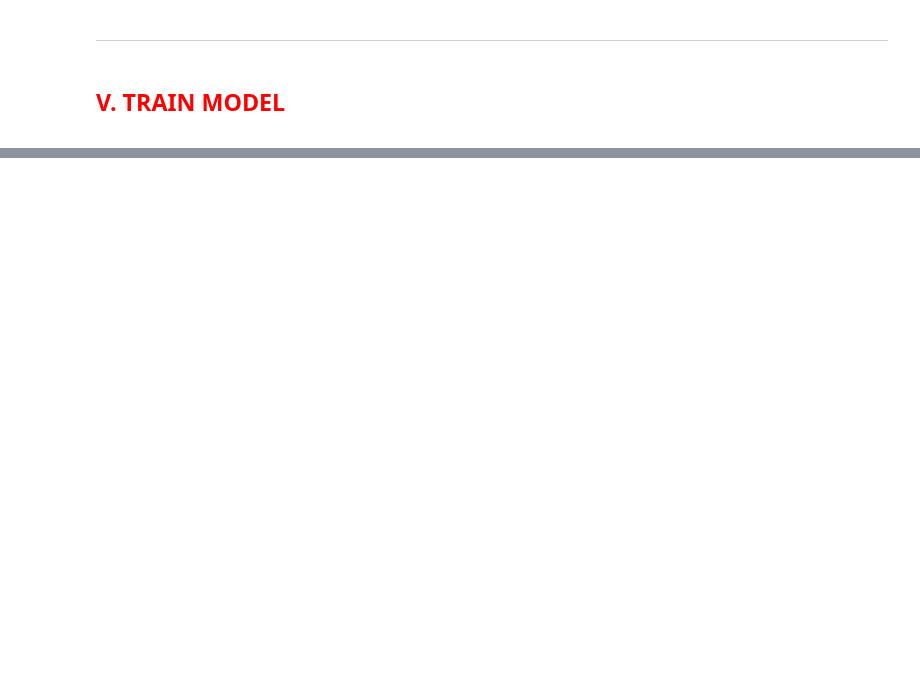
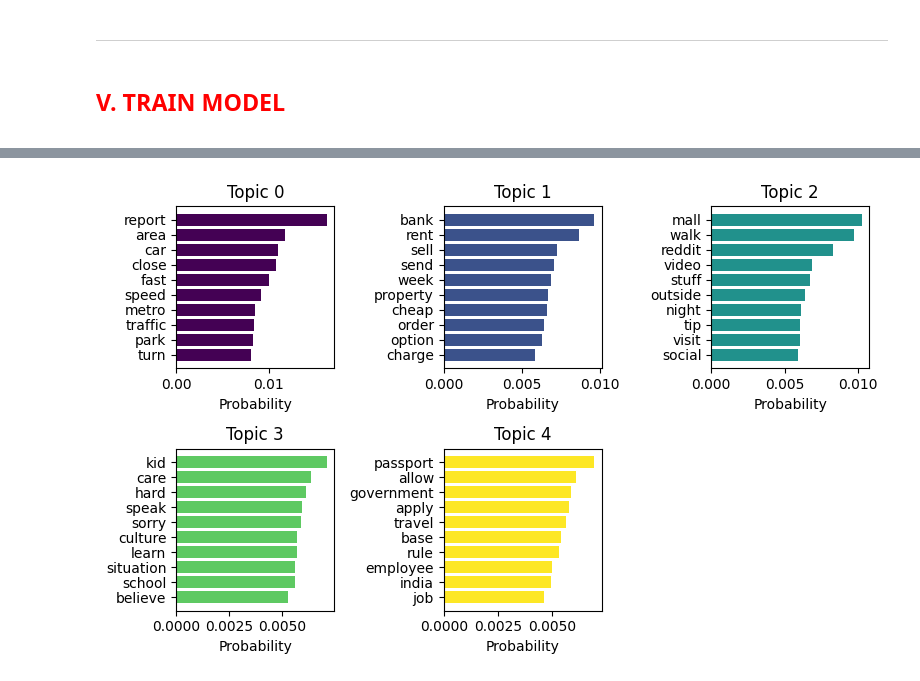
Before and after one commit to luisanomayo/MSc_Thesis_NLP_topic_modelling, a Jupyter notebook: topic_modelling/LDA_models/notebooks/lda_model_new_20_08_22.ipynb, the cells around one changed output, grey strips where cells are left out. Cells and saved outputs as stored; diff of their text form; code cells hidden in the pictures; blank space fills up the shorter version.

```diff
--- a/topic_modelling/LDA_models/notebooks/lda_model_new_20_08_22.ipynb
+++ b/topic_modelling/LDA_models/notebooks/lda_model_new_20_08_22.ipynb
@@ -727,3 +601,5 @@ Number of documents: 61376
+# %%
+w2v_model = Word2Vec.load('../models/w2v_model_lda_bigrams.model')
 # %% [markdown]
 ---
 # %% [markdown]
@@ -933,0 +825,9 @@ plt.show()
+# %%
+def train_model_vis_check_similarity (num_topics, random_state, corpus,dictionary,w2v_model, top_n, docs, **kwargs):
+    lda_model = train_model(num_topics=num_topics, random_state=random_state, corpus=corpus, id2word=dictionary.id2token, **kwargs)
+    cv_lda, umass_lda, cnpmi_lda, perplexity, diversity = eval_metrics (lda_model, docs, dictionary, num_topics, top_n)
+    average_similarities  = average_similarity(lda_model, num_topics, w2v_model, top_n)
+
+    print(f"For {num_topics} topics:\nCoherence(c_v) = {cv_lda},\nCoherence(c_npmi) = {cnpmi_lda},\nCoherence(u_mass) = {umass_lda},\nPerplexity = {perplexity},\nTopic Diversity = {diversity}\n")
+
+    return lda_model, average_similarities
@@ -933,0 +838,9 @@ plt.show()
+# %%
+model_1, avg_sims1 = train_model_vis_check_similarity(num_topics = 5, random_state = 5,
+                                                      w2v_model = w2v_model,
+                                                      corpus = corpus,docs = docs,
+                                                      dictionary = dictionary, top_n = 10, **params)
+
+#print average similarities for each topic
+for idx, avg_sim in enumerate(avg_sims1):
+    print(f"Average similarity for topic {idx}: {avg_sim:.4f}")
@@ -934,3 +863,44 @@ plt.show()
+# %%
+import matplotlib.pyplot as plt
+import matplotlib.cm as cm
+
+#number of topics
+num_topics = model_1.num_topics
+
+# Number of words to display for each topic
+num_words = 10
+
+#define color map
+colors = cm.viridis(np.linspace(0,1, num_topics))
+
+#subplot layout
+rows = 2
+cols = int(np.ceil(num_topics/rows))
+
+plt.figure(figsize=(8,5))
+
+
+# Iterate through the topics
+for topic_num in range(num_topics):
+    # top words and their probabilities for each topic
+    top_words = model_1.show_topic(topic_num, topn=num_words)
+
+    # Separate the words and probabilities
+    topic_words, probs = zip(*top_words)
+
+    #create subplot
+    plt.subplot(rows, cols, topic_num +1)
+
+    # Plot the words and probabilities as a horizontal bar chart
+    plt.barh(topic_words, probs, color = colors[topic_num])
+    plt.xlabel('Probability')
+    plt.title(f'Topic {topic_num}')
+    plt.gca().invert_yaxis()  # Invert y-axis to have the highest probability at the top
+
+plt.tight_layout()
+plt.show()
+# %% [output]
+[figure, added]
 # %%
 # Visualize the topics
 pyLDAvis.enable_notebook()
```
Also changed, not shown: parts of 83 cells of this notebook.
